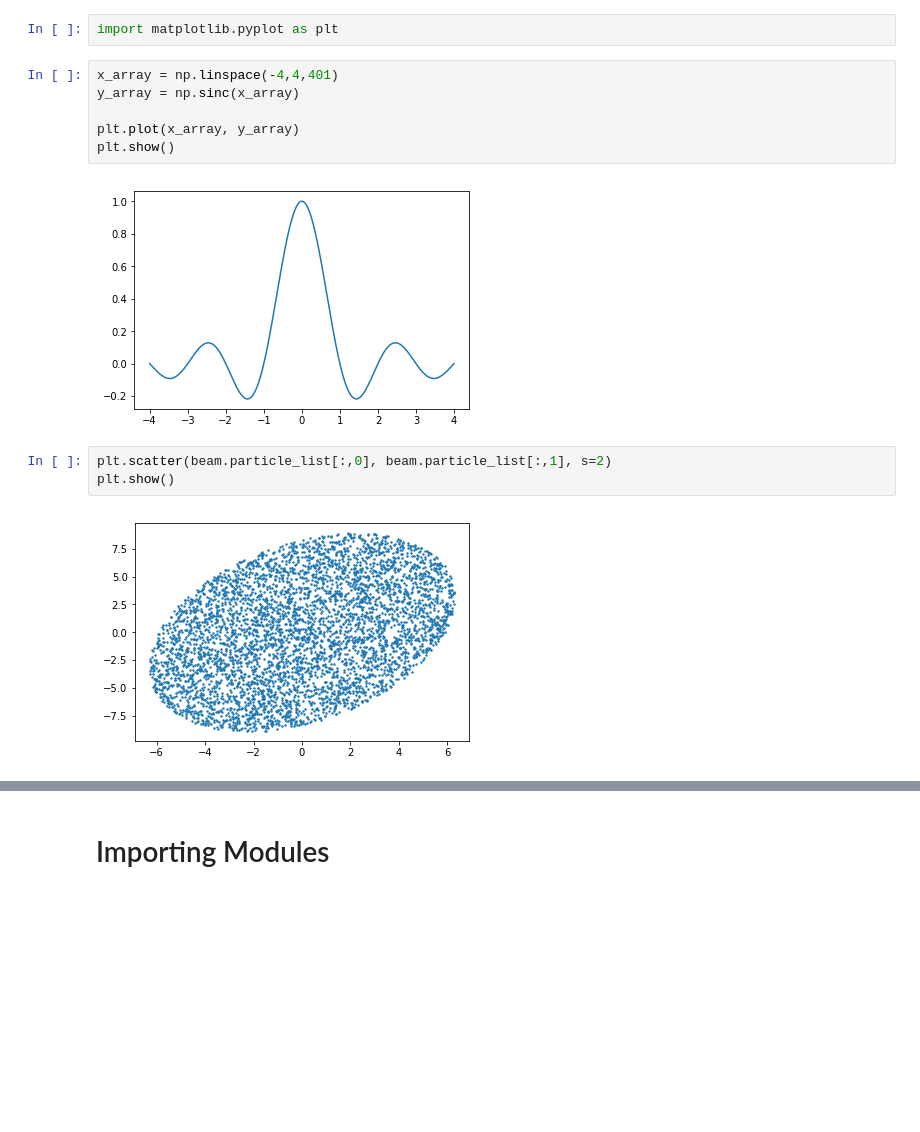
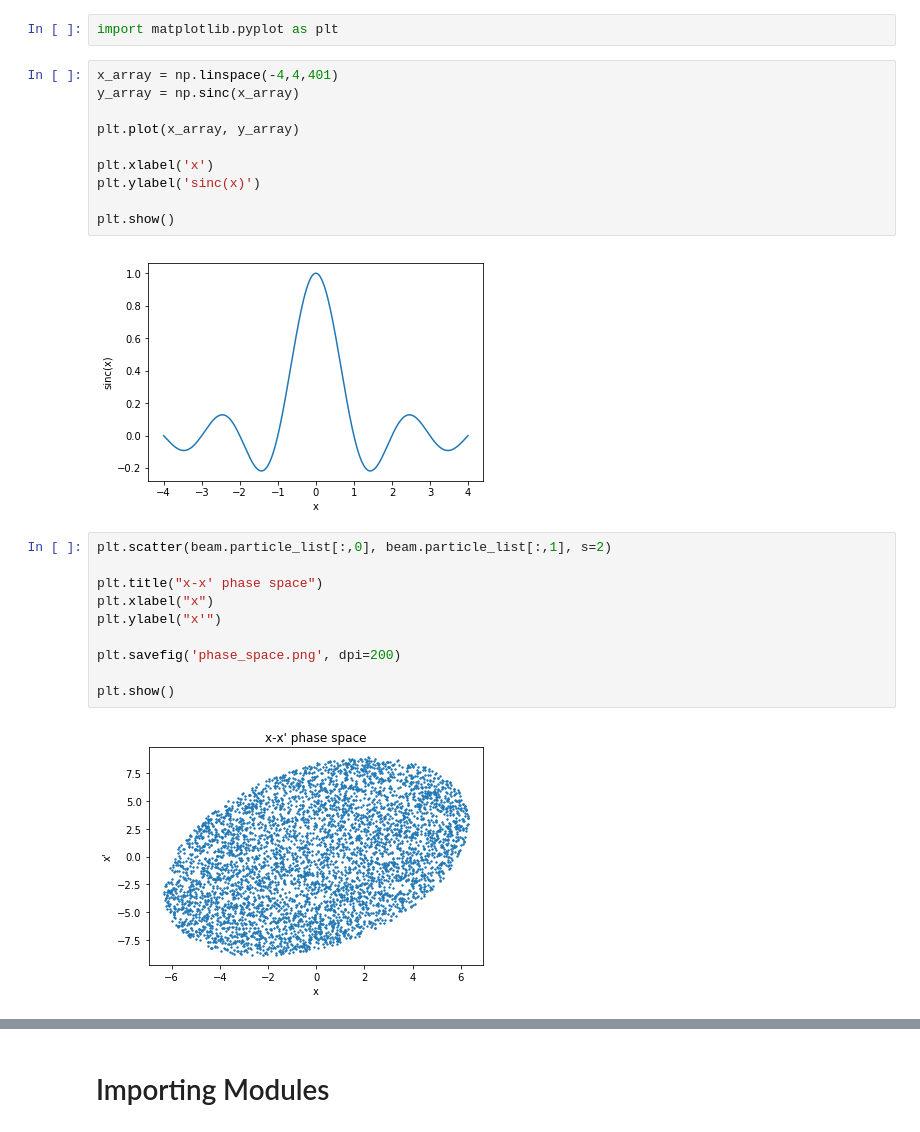
Before and after one commit to yuehao/USPAS_AP_ComputerLab, a Jupyter notebook: IntroPython.ipynb, the cells around one changed output, grey strips where cells are left out. Cells and saved outputs as stored; diff of their text form; blank space fills up the shorter version.

```diff
--- a/IntroPython.ipynb
+++ b/IntroPython.ipynb
@@ -333,11 +333,22 @@ x_array = np.linspace(-4,4,401)
 y_array = np.sinc(x_array)
 
 plt.plot(x_array, y_array)
+
+plt.xlabel('x')
+plt.ylabel('sinc(x)')
+
 plt.show()
 # %% [output]
-[figure, old version]
+[figure, new version]
 # %%
 plt.scatter(beam.particle_list[:,0], beam.particle_list[:,1], s=2)
+
+plt.title("x-x' phase space")
+plt.xlabel("x")
+plt.ylabel("x'")
+
+plt.savefig('phase_space.png', dpi=200)
+
 plt.show()
 # %% [output]
-[figure, old version]
+[figure, new version]
```
Also changed, not shown: parts of 8 cells of this notebook.
